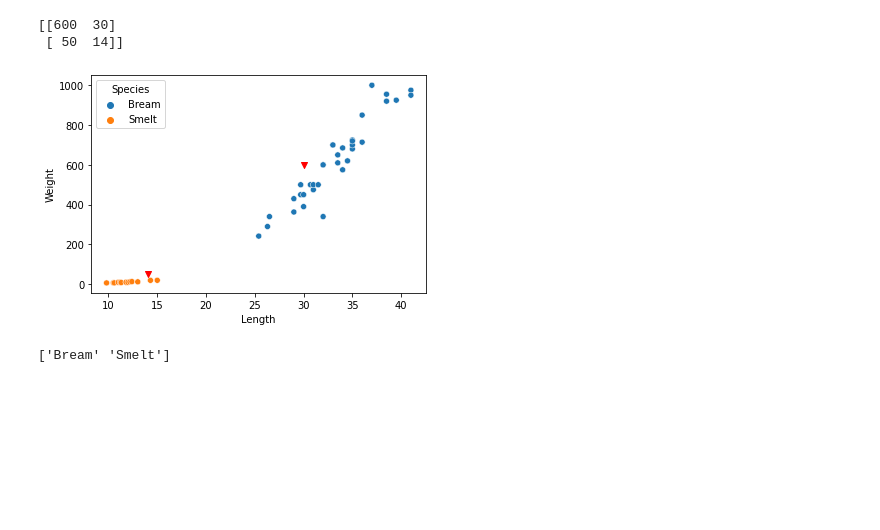
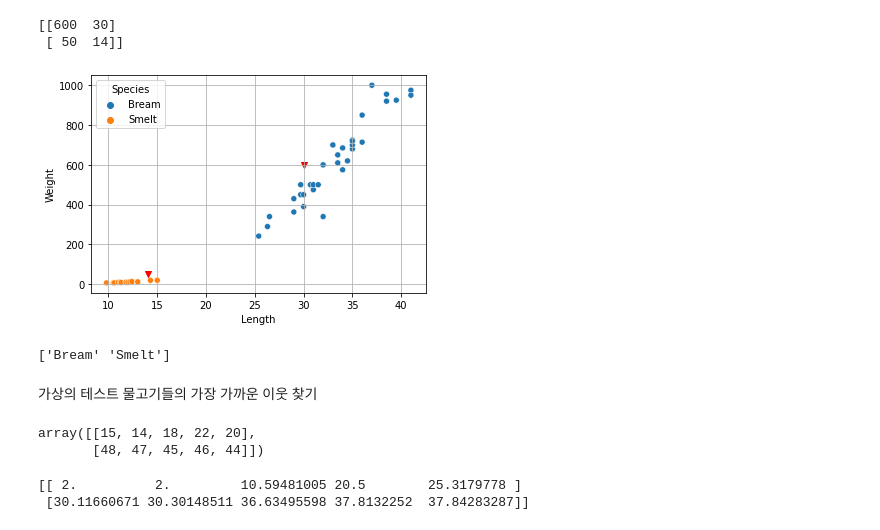
Before and after one commit to JakeOh/202208_itw_java134_lab_python, a Jupyter notebook: ml02_knn.ipynb, the cells around one changed output. Saved outputs shown, nothing was run; the diff lists cells and outputs as text; code cells hidden in the pictures; blank space fills up the shorter version.

```diff
--- a/ml02_knn.ipynb
+++ b/ml02_knn.ipynb
@@ -232,13 +232,23 @@ print(X_test)
 # %%
 # 훈련 데이터 시각화
 sns.scatterplot(data=df, x='Length', y='Weight', hue='Species')
 # 가상의 테스트 셋 시각화
 plt.scatter(x=X_test[:, 1], y=X_test[:, 0], color='red', marker='v')
+
+plt.grid()
 plt.show()
 # %% [output]
-[figure, old version]
+[figure, new version]
 # %%
 test_pred = knn_clf.predict(X_test)
 print(test_pred)
 # %% [output]
 ['Bream' 'Smelt']
+# %% [markdown]
+가상의 테스트 물고기들의 가장 가까운 이웃 찾기
+# %%
+neighbor_indices = knn_clf.kneighbors(X_test, return_distance=False)
+neighbor_indices  # 가장 가까운 k=5개의 이웃들의 인덱스.
+# %% [output]
+array([[15, 14, 18, 22, 20],
+       [48, 47, 45, 46, 44]])
@@ -244,0 +258,5 @@ print(test_pred)
+# %%
+print(distances)
+# %% [output]
+[[ 2.          2.         10.59481005 20.5        25.3179778 ]
+ [30.11660671 30.30148511 36.63495598 37.8132252  37.84283287]]
```
Also changed, not shown: parts of 4 cells of this notebook.
